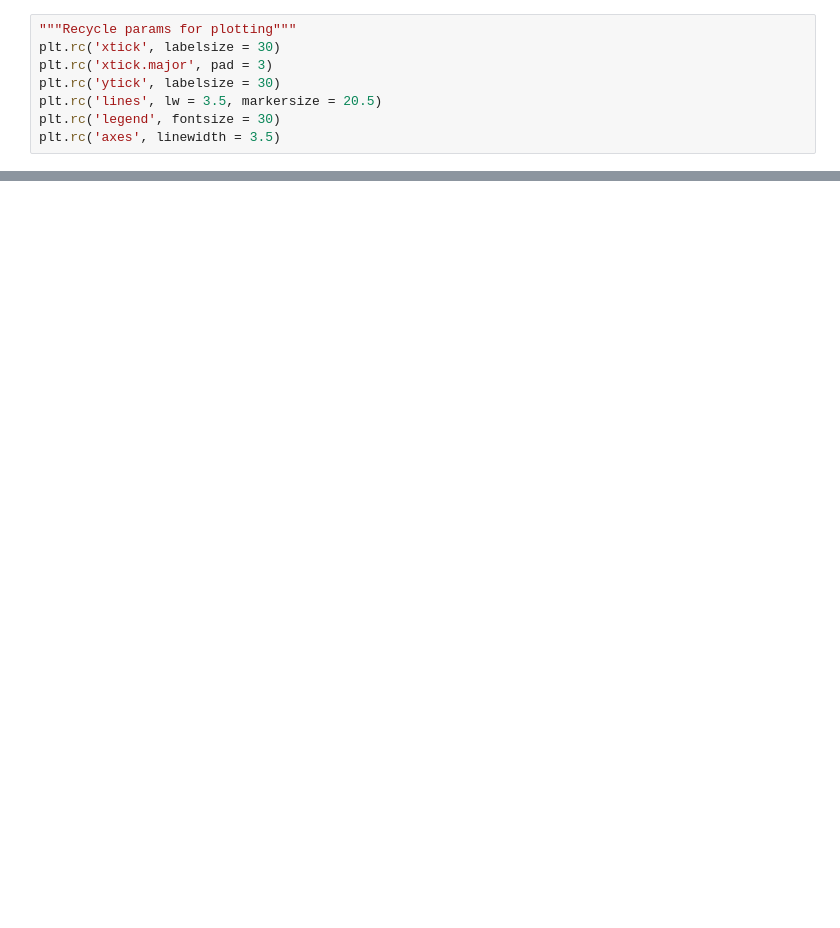
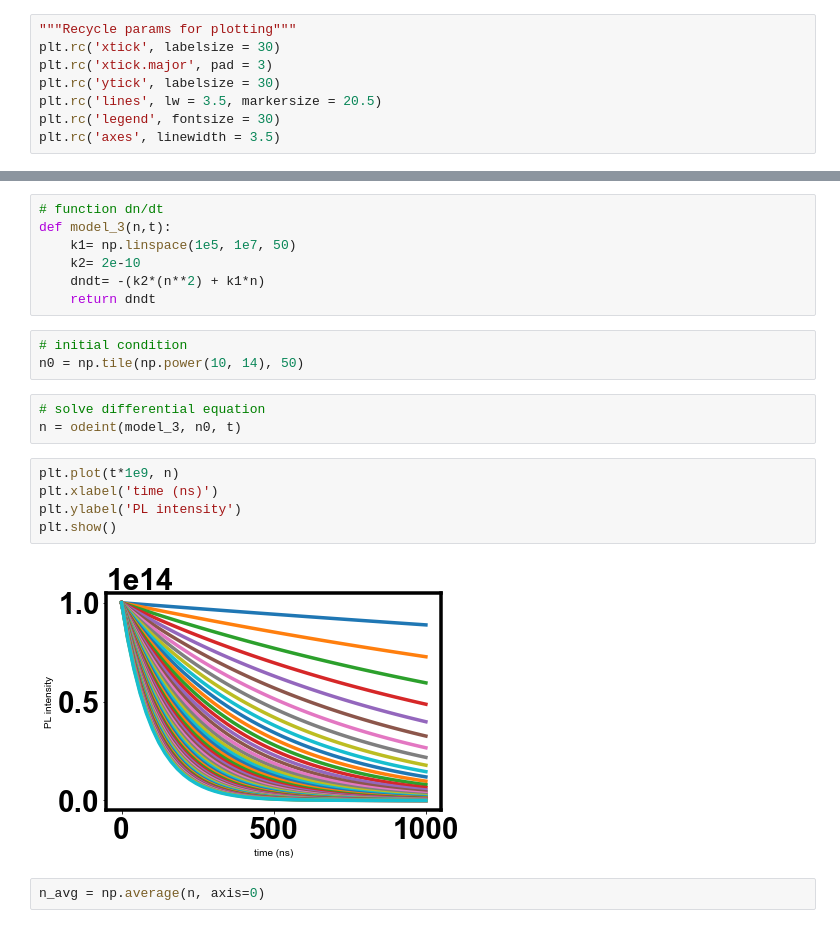
Before and after one commit to mtaddei94/TimeResolvedPL, a Jupyter notebook: PL_Intensity.ipynb, the cells around one changed output, grey strips where cells are left out. Cells and saved outputs as stored; diff of their text form; blank space fills up the shorter version.

```diff
--- a/PL_Intensity.ipynb
+++ b/PL_Intensity.ipynb
@@ -118,0 +148,22 @@ plt.show()
+# %%
+# function dn/dt
+def model_3(n,t):
+    k1= np.linspace(1e5, 1e7, 50)
+    k2= 2e-10
+    dndt= -(k2*(n**2) + k1*n)
+    return dndt
+# %%
+# initial condition
+n0 = np.tile(np.power(10, 14), 50)
+# %%
+# solve differential equation
+n = odeint(model_3, n0, t)
+# %%
+plt.plot(t*1e9, n)
+plt.xlabel('time (ns)')
+plt.ylabel('PL intensity')
+plt.show()
+# %% [output]
+[figure, added]
+# %%
+n_avg = np.average(n, axis=0)
```
Also changed, not shown: parts of 47 cells of this notebook.
